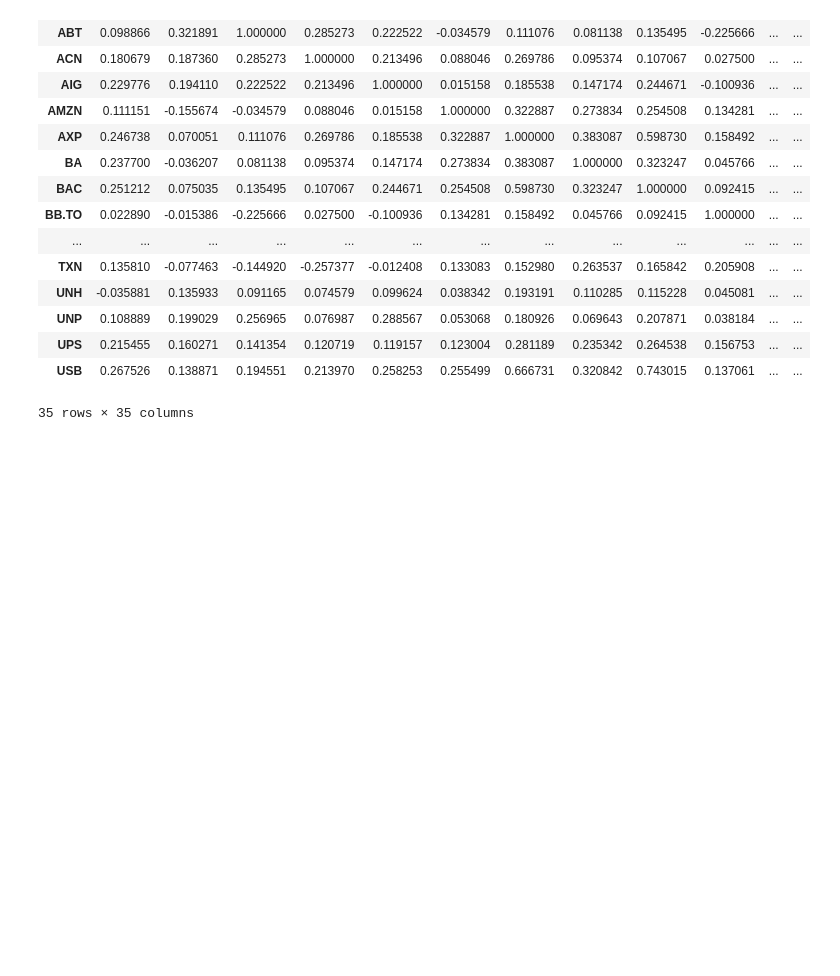
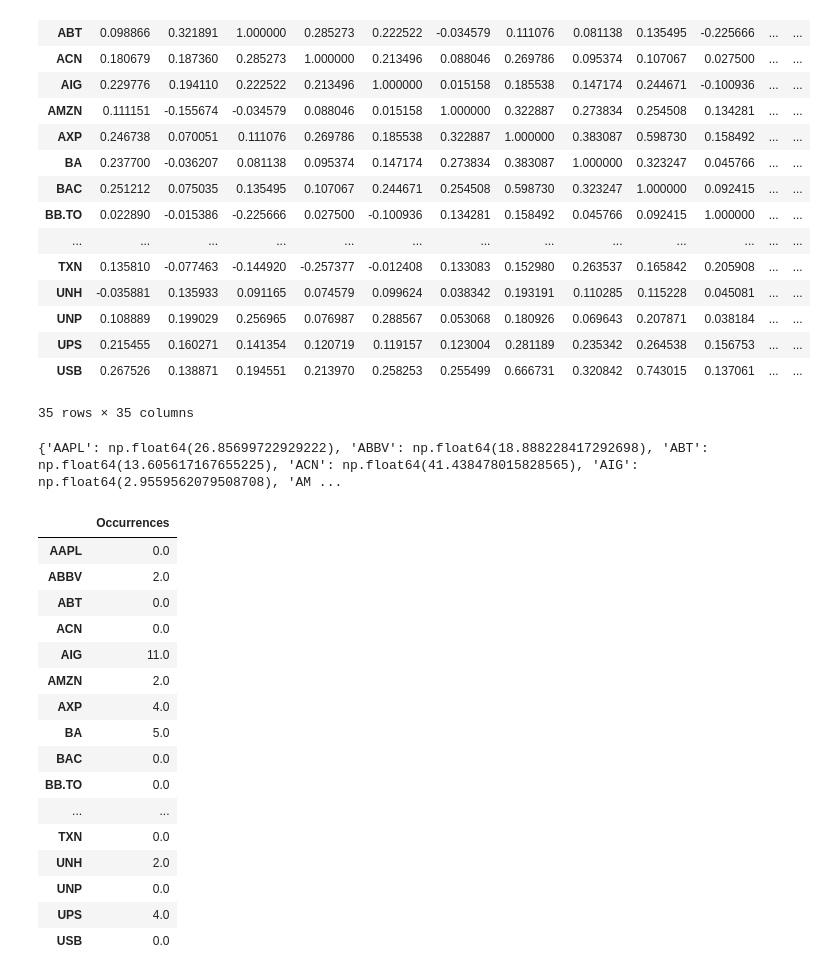
Before and after one commit to Moonlqht/Stock-Portfolio-Generator, a Jupyter notebook: data_processing.ipynb, the cells around one changed output. Saved outputs shown, nothing was run; the diff lists cells and outputs as text; code cells hidden in the pictures; blank space fills up the shorter version.

Commit message:
Included the small period variance check

```diff
--- a/data_processing.ipynb
+++ b/data_processing.ipynb
@@ -250,3 +250,44 @@ display(corr_mat)
 | UPS | 0.215455 | 0.160271 | 0.141354 | 0.120719 | 0.119157 | 0.123004 | 0.281189 | 0.235342 | 0.264538 | 0.156753 | ... | ... |
 | USB | 0.267526 | 0.138871 | 0.194551 | 0.213970 | 0.258253 | 0.255499 | 0.666731 | 0.320842 | 0.743015 | 0.137061 | ... | ... |
 35 rows × 35 columns
+# %%
+period = 15
+threshold = 1.5
+# %%
+def count_jumps(period, threshold):
+    result = pd.DataFrame()
+    std_dict = {}
+    for tick in close_prices:
+        result.loc[tick, "Occurrences"] = 0
+        std_dict[tick] = close_prices[tick].std()
+    print(std_dict)
+    interval = [len(full_data)-15, len(full_data)-1]
+    while interval[0] >= 0:
+        for tick in close_prices:
+            if full_data.iloc[interval][tick].std() >= std_dict[tick] * threshold:
+                result.loc[tick, "Occurrences"]+=1
+        interval[0]-=15
+        interval[1]-=15
+
+    return result
+
+count_jumps(period, threshold)
+# %% [output]
+{'AAPL': np.float64(26.85699722929222), 'ABBV': np.float64(18.888228417292698), 'ABT': np.float64(13.605617167655225), 'ACN': np.float64(41.438478015828565), 'AIG': np.float64(2.9559562079508708), 'AM ...
+|  | Occurrences |
+| AAPL | 0.0 |
+| ABBV | 2.0 |
+| ABT | 0.0 |
+| ACN | 0.0 |
+| AIG | 11.0 |
+| AMZN | 2.0 |
+| AXP | 4.0 |
+| BA | 5.0 |
+| BAC | 0.0 |
+| BB.TO | 0.0 |
+| ... | ... |
+| TXN | 0.0 |
+| UNH | 2.0 |
+| UNP | 0.0 |
+| UPS | 4.0 |
+| USB | 0.0 |
```
